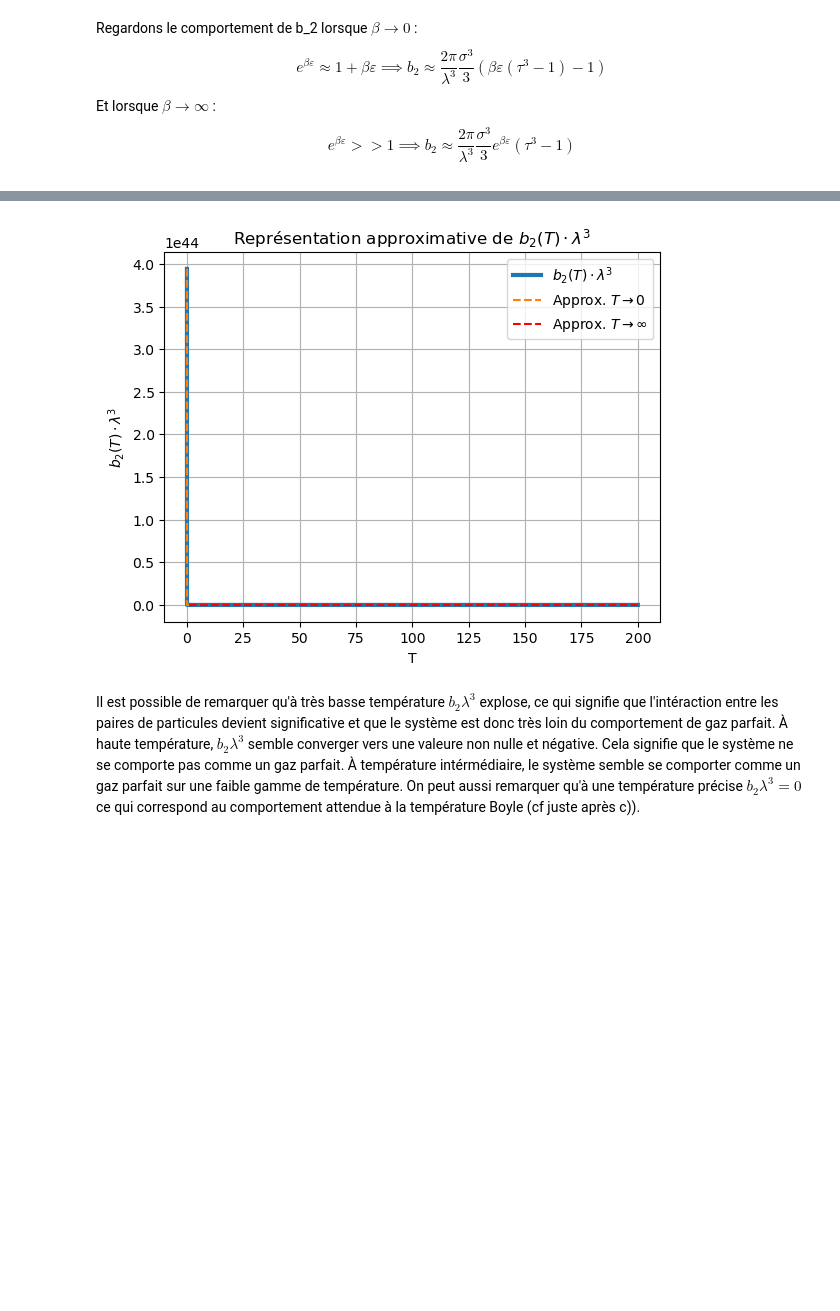
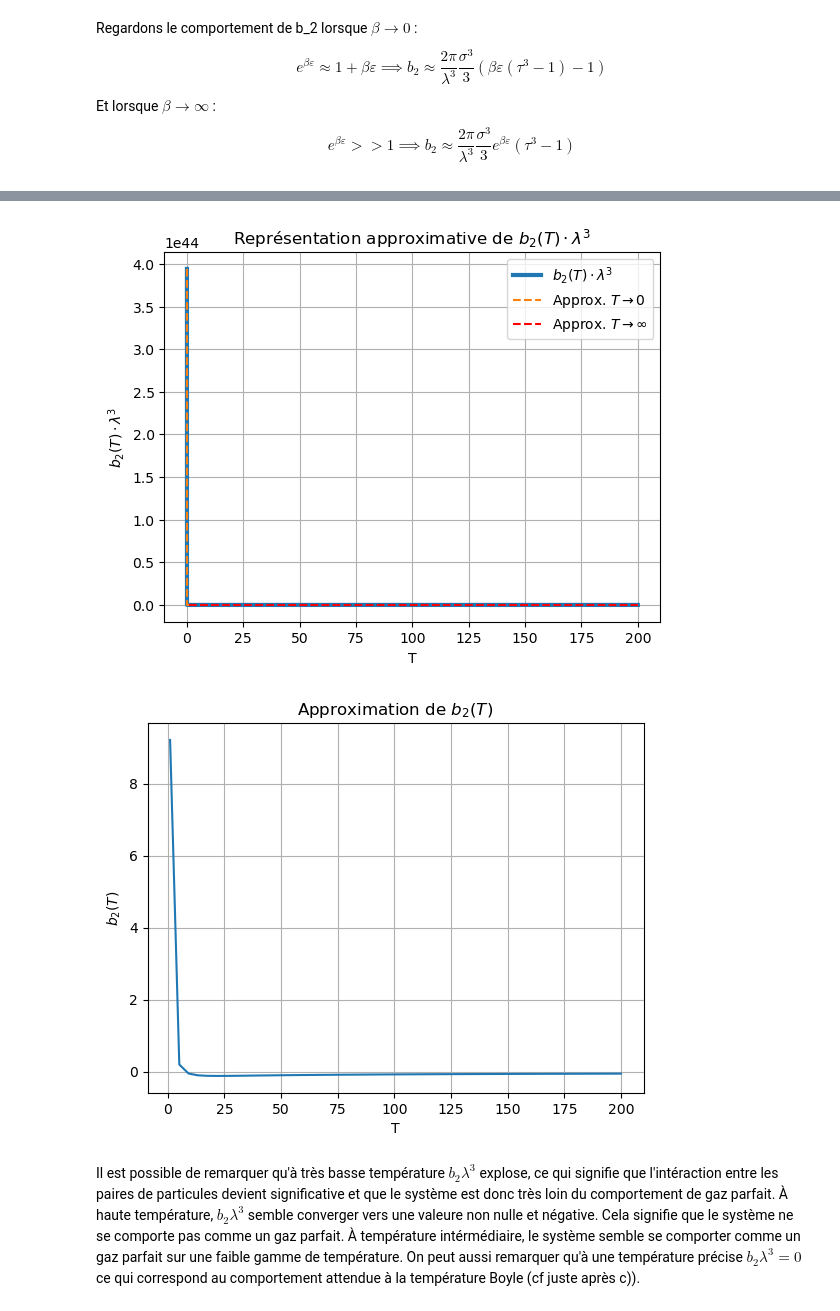
Before and after one commit to ADeslarzes/Homewrok_3, a Jupyter notebook: P1.ipynb, the cells around one changed output, grey strips where cells are left out. Drawn from its saved outputs; the diff is of its cells as text; code cells hidden in the pictures; blank space fills up the shorter version.

```diff
--- a/P1.ipynb
+++ b/P1.ipynb
@@ -221,9 +221,17 @@ kb=1
 sigma=1
 epsilon=1
 tau=2
+h=1
+m=1
 
 def b_2lambda(T,kb,sigma,epsilon):
     return 2*np.pi * sigma**3/3*((np.exp(epsilon/(kb*T))-1)*(tau**3-1)-1)
+
+def lambda_(T,kb,h):
+    return h/np.sqrt(2*np.pi*m*kb*T)
+
+def b_2(T,kb,sigma,epsilon):
+    return lambda_(T,kb,h)*b_2lambda(T,kb,sigma,epsilon)
 
 def approx_1(T,kb,sigma,epsilon):
     return 2*np.pi*sigma**3/3*(epsilon/(kb*T)*(tau**3-1)-1)
@@ -239,33 +247,41 @@ plt.xlabel("T")
 plt.ylabel(r"$b_2(T)\cdot \lambda^3$")
 plt.legend()
 plt.show()
 
 T1=np.linspace(0.01,0.02)
 
 plt.plot(T1,b_2lambda(T1,kb,sigma,epsilon),label=r'$b_2(T)\cdot \lambda^3$')
 plt.plot(T1,approx_2(T1,kb,sigma,epsilon),linestyle='--',label=r'Approx. $T \to 0$')
 plt.grid(True)
 plt.title(r"Approximation de $b_2(T)\cdot \lambda^3$ à basse température")
 plt.xlabel("T")
 plt.ylabel(r"$b_2(T)\cdot \lambda^3$")
 plt.legend()
 plt.show()
 
 T1=np.linspace(0.01,1)
 Ts=np.concatenate((T1,T))
 plt.plot(Ts,b_2lambda(Ts,kb,sigma,epsilon),linewidth=3,label=r'$b_2(T)\cdot \lambda^3$')
 plt.plot(T1,approx_2(T1,kb,sigma,epsilon),linestyle='--',label=r'Approx. $T \to 0$')
 plt.plot(T,approx_1(T,kb,sigma,epsilon),color='red',linestyle='--',label=r'Approx. $T \to \infty$')
 plt.grid(True)
 plt.title(r"Représentation approximative de $b_2(T)\cdot \lambda^3$")
 plt.xlabel("T")
 plt.ylabel(r"$b_2(T)\cdot \lambda^3$")
 plt.legend()
 plt.show()
+
+plt.plot(T,b_2(T,kb,sigma,epsilon))
+plt.grid(True)
+plt.title(r"Approximation de $b_2(T)$")
+plt.xlabel("T")
+plt.ylabel(r"$b_2(T)$")
+plt.show()
 # %% [output]
 [figure]
 [figure]
 [figure]
+[figure, added]
 # %% [markdown]
 Il est possible de remarquer qu'à très basse température $b_2\lambda^3$ explose, ce qui signifie que l'intéraction entre les paires de particules devient significative et que le système est donc très loin du comportement de gaz parfait. À haute température, $b_2\lambda^3$ semble converger vers une valeure non nulle et négative. Cela signifie que le système ne se comporte pas comme un gaz parfait. À température intérmédiaire, le système semble se comporter comme un gaz parfait sur une faible gamme de température. On peut aussi remarquer qu'à une température précise $b_2\lambda^3=0$ ce qui correspond au comportement attendue à la température Boyle (cf juste après c)).
 # %% [markdown]
```
